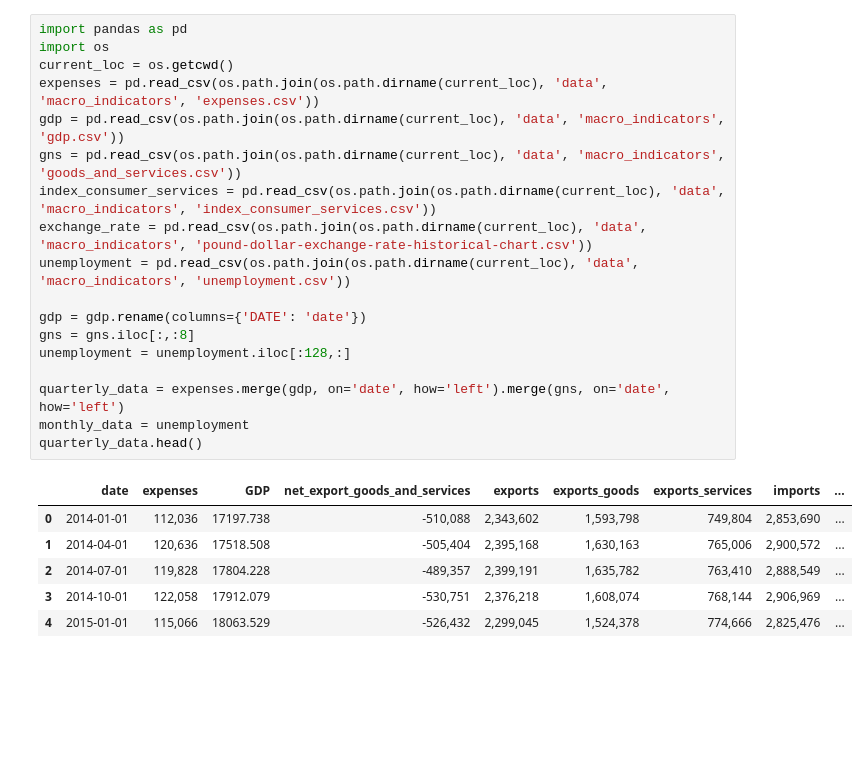
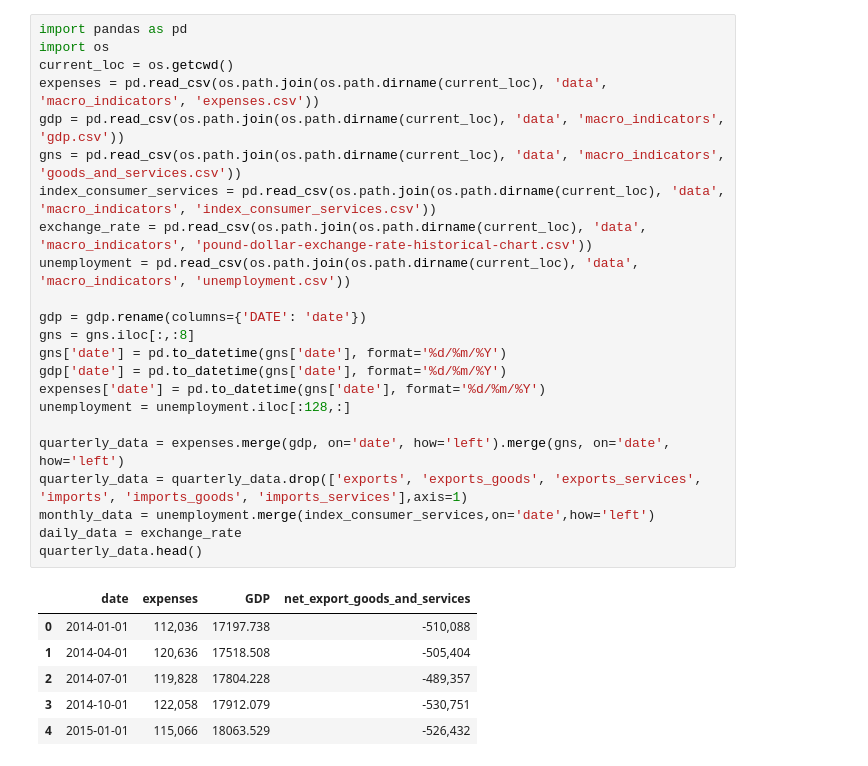
Before and after one commit to haonanah/DSE4212, a Jupyter notebook: EDA/plotting.ipynb, the cells around one changed output. Drawn from its saved outputs; the diff is of its cells as text; blank space fills up the shorter version.

```diff
--- a/EDA/plotting.ipynb
+++ b/EDA/plotting.ipynb
@@ -1,28 +1,33 @@
 # %%
 import pandas as pd
 import os
 current_loc = os.getcwd()
 expenses = pd.read_csv(os.path.join(os.path.dirname(current_loc), 'data', 'macro_indicators', 'expenses.csv'))
 gdp = pd.read_csv(os.path.join(os.path.dirname(current_loc), 'data', 'macro_indicators', 'gdp.csv'))
 gns = pd.read_csv(os.path.join(os.path.dirname(current_loc), 'data', 'macro_indicators', 'goods_and_services.csv'))
 index_consumer_services = pd.read_csv(os.path.join(os.path.dirname(current_loc), 'data', 'macro_indicators', 'index_consumer_services.csv'))
 exchange_rate = pd.read_csv(os.path.join(os.path.dirname(current_loc), 'data', 'macro_indicators', 'pound-dollar-exchange-rate-historical-chart.csv'))
 unemployment = pd.read_csv(os.path.join(os.path.dirname(current_loc), 'data', 'macro_indicators', 'unemployment.csv'))
 
 gdp = gdp.rename(columns={'DATE': 'date'})
 gns = gns.iloc[:,:8]
+gns['date'] = pd.to_datetime(gns['date'], format='%d/%m/%Y')
+gdp['date'] = pd.to_datetime(gns['date'], format='%d/%m/%Y')
+expenses['date'] = pd.to_datetime(gns['date'], format='%d/%m/%Y')
 unemployment = unemployment.iloc[:128,:]
 
 quarterly_data = expenses.merge(gdp, on='date', how='left').merge(gns, on='date', how='left')
-monthly_data = unemployment
+quarterly_data = quarterly_data.drop(['exports', 'exports_goods', 'exports_services', 'imports', 'imports_goods', 'imports_services'],axis=1)
+monthly_data = unemployment.merge(index_consumer_services,on='date',how='left')
+daily_data = exchange_rate
 quarterly_data.head()
 # %% [output]
-|  | date | expenses | GDP | net_export_goods_and_services | exports | exports_goods | exports_services | imports | ... |
-| 0 | 2014-01-01 | 112,036 | 17197.738 | -510,088 | 2,343,602 | 1,593,798 | 749,804 | 2,853,690 | ... |
-| 1 | 2014-04-01 | 120,636 | 17518.508 | -505,404 | 2,395,168 | 1,630,163 | 765,006 | 2,900,572 | ... |
-| 2 | 2014-07-01 | 119,828 | 17804.228 | -489,357 | 2,399,191 | 1,635,782 | 763,410 | 2,888,549 | ... |
-| 3 | 2014-10-01 | 122,058 | 17912.079 | -530,751 | 2,376,218 | 1,608,074 | 768,144 | 2,906,969 | ... |
-| 4 | 2015-01-01 | 115,066 | 18063.529 | -526,432 | 2,299,045 | 1,524,378 | 774,666 | 2,825,476 | ... |
+|  | date | expenses | GDP | net_export_goods_and_services |
+| 0 | 2014-01-01 | 112,036 | 17197.738 | -510,088 |
+| 1 | 2014-04-01 | 120,636 | 17518.508 | -505,404 |
+| 2 | 2014-07-01 | 119,828 | 17804.228 | -489,357 |
+| 3 | 2014-10-01 | 122,058 | 17912.079 | -530,751 |
+| 4 | 2015-01-01 | 115,066 | 18063.529 | -526,432 |
 # %%
 # Plotting
 import matplotlib.pyplot as plt
```
Also changed, not shown: parts of 7 cells of this notebook, 10 other files.
